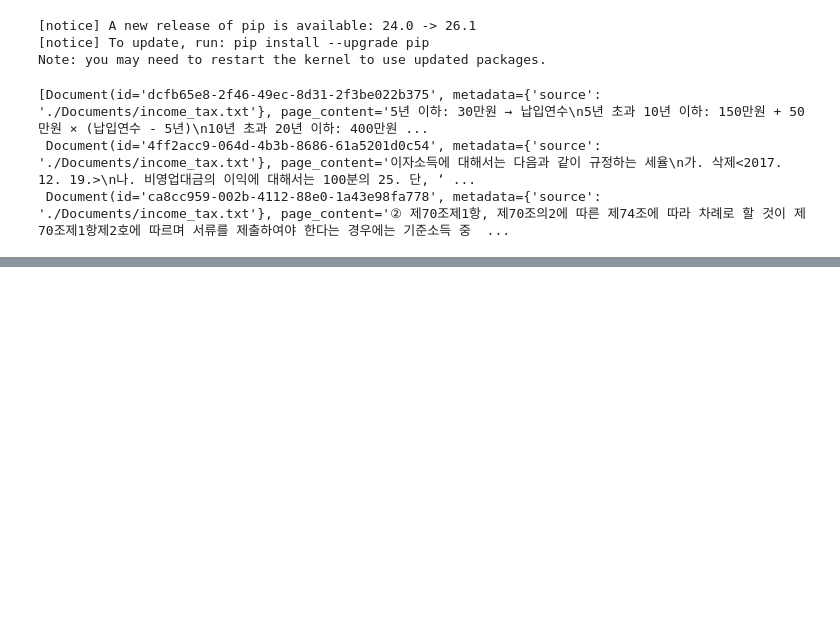
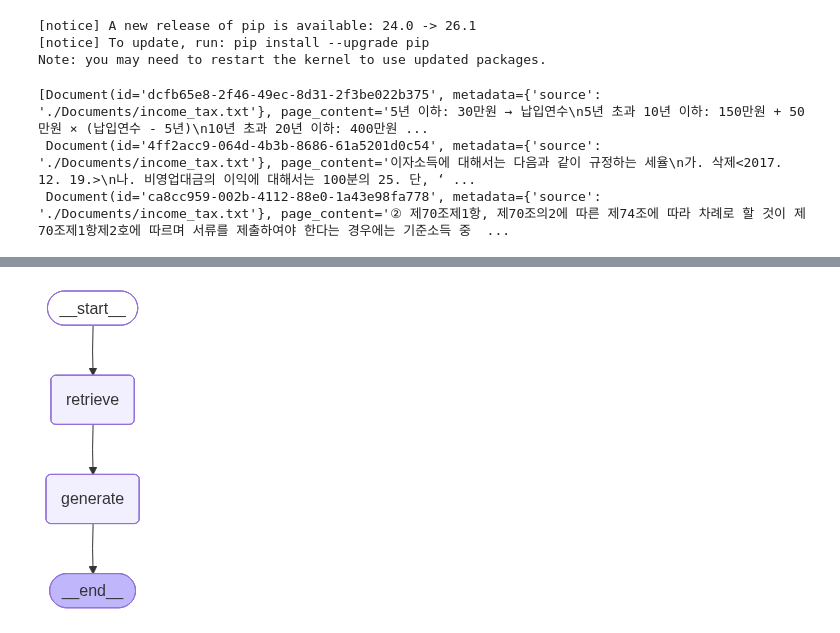
Before and after one commit to digitaldna01/inflearn-langgraph, a Jupyter notebook: 2.retrieval.ipynb, the cells around one changed output, grey strips where cells are left out. Drawn from its saved outputs; the diff is of its cells as text; code cells hidden in the pictures; blank space fills up the shorter version.

```diff
--- a/2.retrieval.ipynb
+++ b/2.retrieval.ipynb
@@ -206,0 +255,4 @@ def retrive(state: AgentState):
+# %%
+display(Image(graph.get_graph().draw_mermaid_png()))
+# %% [output]
+[figure, added]
```
Also changed, not shown: parts of 13 cells of this notebook, 3 other files.
